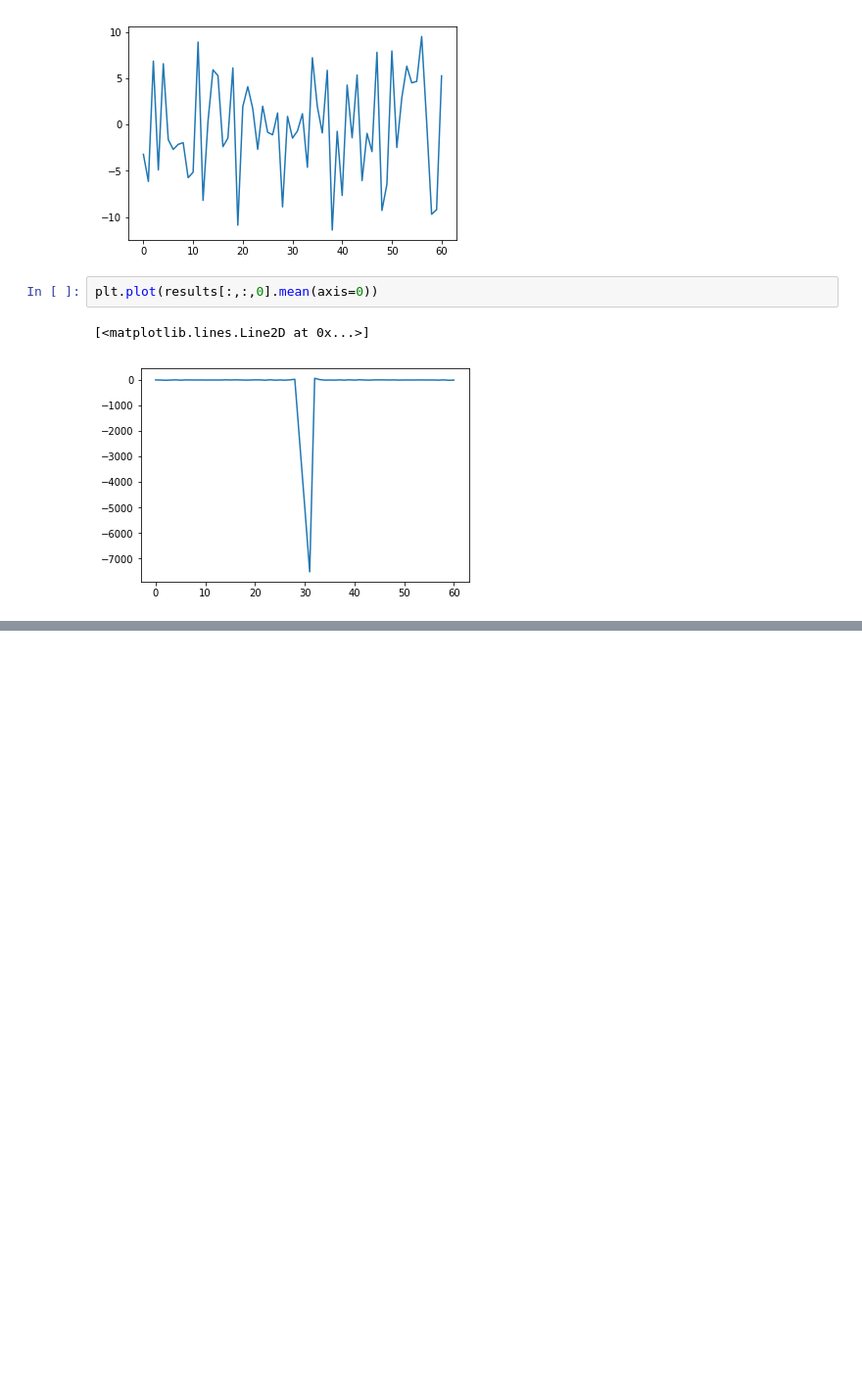
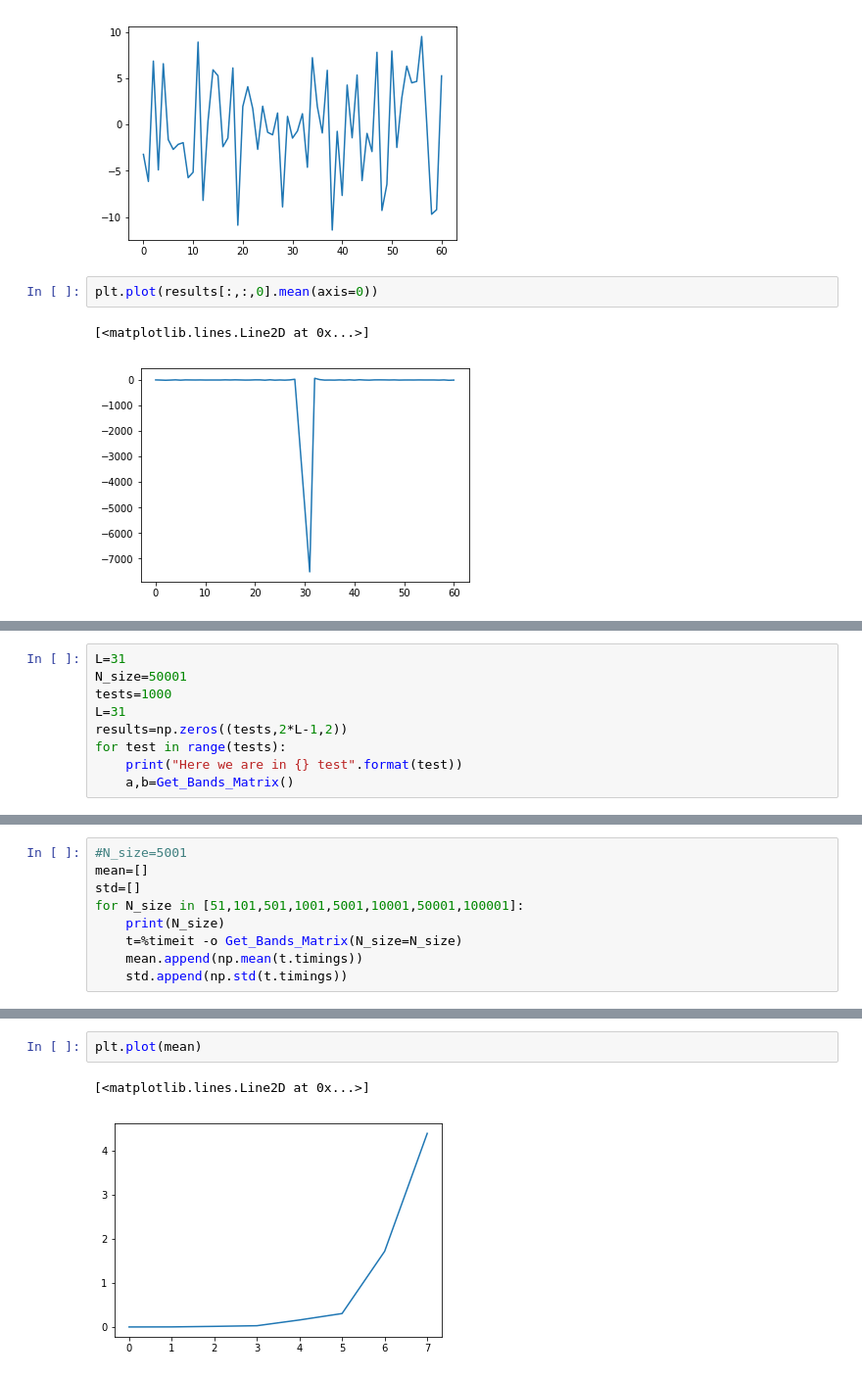
Before and after one commit to jamontanac/Tesis_Master, a Jupyter notebook: XY_model/Calculating_Entropy_and_density_matrix/Prueba15-10-19.ipynb, the cells around one changed output, grey strips where cells are left out. Shown at 98% size. Drawn from its saved outputs; the diff is of its cells as text; blank space fills up the shorter version.

Commit message:
test of times

```diff
--- a/XY_model/Calculating_Entropy_and_density_matrix/Prueba15-10-19.ipynb
+++ b/XY_model/Calculating_Entropy_and_density_matrix/Prueba15-10-19.ipynb
@@ -237,0 +221,9 @@ for L in range(101,151,2):
+# %%
+L=31
+N_size=50001
+tests=1000
+L=31
+results=np.zeros((tests,2*L-1,2))
+for test in range(tests):
+    print("Here we are in {} test".format(test))
+    a,b=Get_Bands_Matrix()
@@ -237,0 +249,9 @@ for L in range(101,151,2):
+# %%
+#N_size=5001
+mean=[]
+std=[]
+for N_size in [51,101,501,1001,5001,10001,50001,100001]:
+    print(N_size)
+    t=%timeit -o Get_Bands_Matrix(N_size=N_size)
+    mean.append(np.mean(t.timings))
+    std.append(np.std(t.timings))
@@ -237,0 +275,5 @@ for L in range(101,151,2):
+# %%
+plt.plot(mean)
+# %% [output]
+[<matplotlib.lines.Line2D at 0x...>]
+[figure, added]
```
Also changed, not shown: parts of 12 cells of this notebook.
